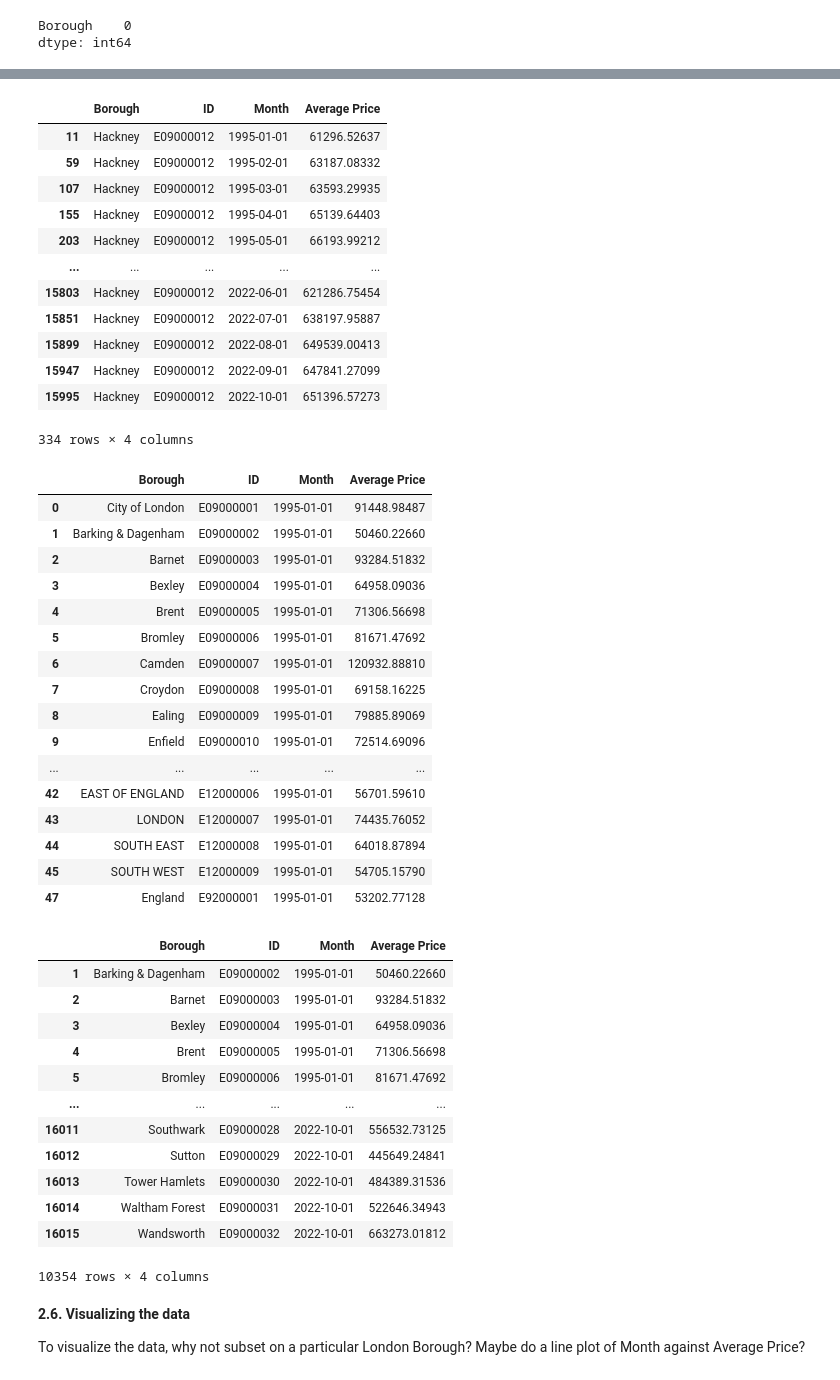
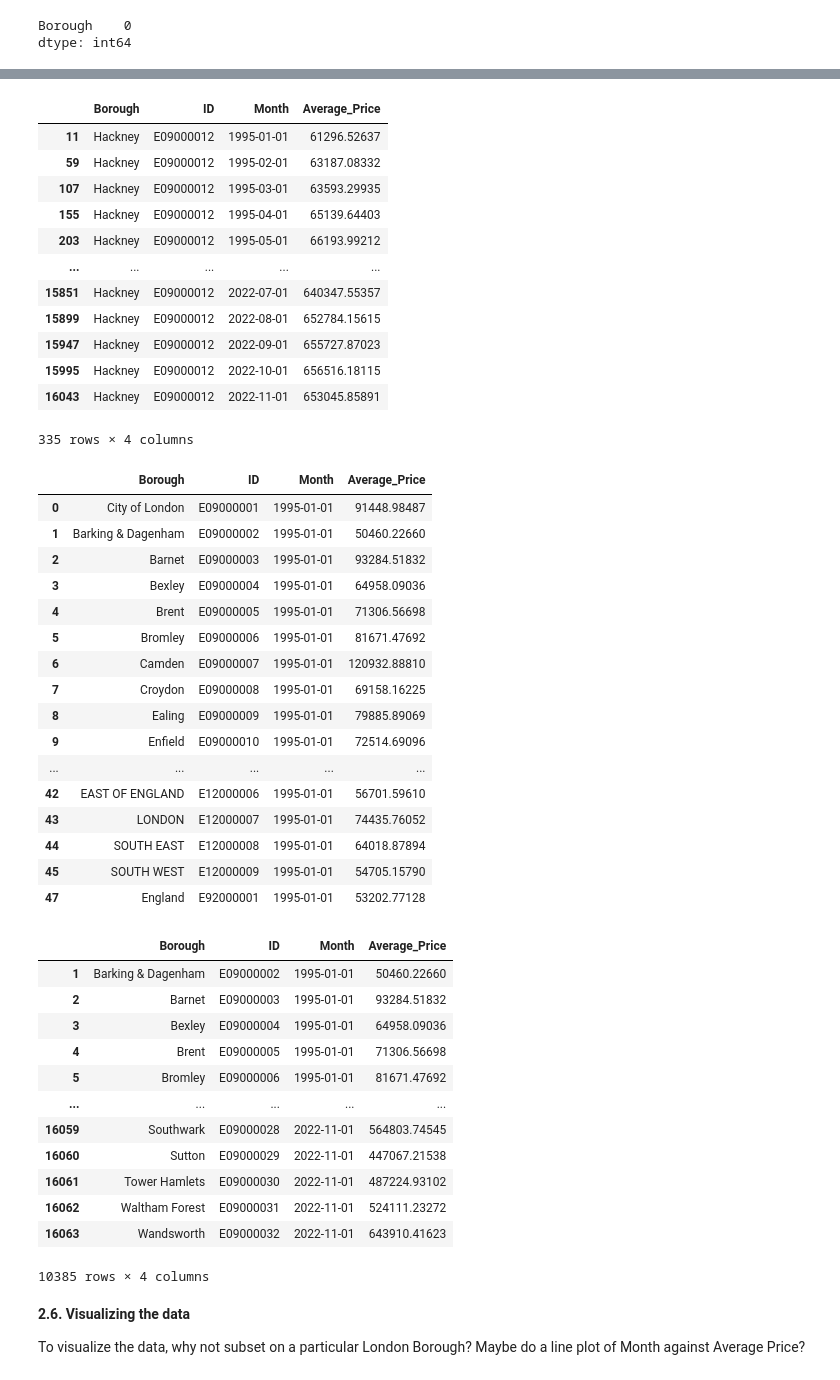
Before and after one commit to noahg24/bootcamp_projects, a Jupyter notebook: LondonHousingCaseStudyTier3-Ver1.ipynb, the cells around one changed output, grey strips where cells are left out. Saved outputs shown, nothing was run; the diff lists cells and outputs as text; code cells hidden in the pictures.

```diff
--- a/LondonHousingCaseStudyTier3-Ver1.ipynb
+++ b/LondonHousingCaseStudyTier3-Ver1.ipynb
@@ -199,6 +199,6 @@ Remember what Wes McKinney said about tidy data?
 
 You might need to **melt** your DataFrame here.
 # %%
-properties_M = properties.melt(id_vars=['Borough', 'ID'], var_name=['Month'], value_name='Average Price')
+properties_M = properties.melt(id_vars=['Borough', 'ID'], var_name=['Month'], value_name='Average_Price')
 properties_M.head()
 # %% [output]
@@ -220,6 +220,7 @@ Average Price            object
 dtype: object
 # %%
-properties_M = properties_M.astype({"Borough": str, "ID": str, "Average Price": float})
+# properties_M = properties_M.astype({"Borough": str, "ID": str, "Average_Price": float})
+properties_M['Average_Price'] = pd.to_numeric(properties_M['Average_Price'])
 properties_M.dtypes
 # %% [output]
 Borough                  object
@@ -253,24 +254,24 @@ dtype: int64
 # properties_clear.iloc[10:16] # [100:116]
 properties_clear[properties_clear['Borough'] == 'Hackney']
 # %% [output]
-|  | Borough | ID | Month | Average Price |
+|  | Borough | ID | Month | Average_Price |
 | 11 | Hackney | E09000012 | 1995-01-01 | 61296.52637 |
 | 59 | Hackney | E09000012 | 1995-02-01 | 63187.08332 |
 | 107 | Hackney | E09000012 | 1995-03-01 | 63593.29935 |
 | 155 | Hackney | E09000012 | 1995-04-01 | 65139.64403 |
 | 203 | Hackney | E09000012 | 1995-05-01 | 66193.99212 |
 | ... | ... | ... | ... | ... |
-| 15803 | Hackney | E09000012 | 2022-06-01 | 621286.75454 |
-| 15851 | Hackney | E09000012 | 2022-07-01 | 638197.95887 |
-| 15899 | Hackney | E09000012 | 2022-08-01 | 649539.00413 |
-| 15947 | Hackney | E09000012 | 2022-09-01 | 647841.27099 |
-| 15995 | Hackney | E09000012 | 2022-10-01 | 651396.57273 |
+| 15851 | Hackney | E09000012 | 2022-07-01 | 640347.55357 |
+| 15899 | Hackney | E09000012 | 2022-08-01 | 652784.15615 |
+| 15947 | Hackney | E09000012 | 2022-09-01 | 655727.87023 |
+| 15995 | Hackney | E09000012 | 2022-10-01 | 656516.18115 |
+| 16043 | Hackney | E09000012 | 2022-11-01 | 653045.85891 |
-334 rows × 4 columns
+335 rows × 4 columns
 # %%
 unique_properties = properties_clear.drop_duplicates(subset='Borough')
 unique_properties
 # %% [output]
-|  | Borough | ID | Month | Average Price |
+|  | Borough | ID | Month | Average_Price |
 | 0 | City of London | E09000001 | 1995-01-01 | 91448.98487 |
 | 1 | Barking & Dagenham | E09000002 | 1995-01-01 | 50460.22660 |
 | 2 | Barnet | E09000003 | 1995-01-01 | 93284.51832 |
@@ -288,23 +289,27 @@ unique_properties
 | 45 | SOUTH WEST | E12000009 | 1995-01-01 | 54705.15790 |
 | 47 | England | E92000001 | 1995-01-01 | 53202.77128 |
 # %%
-list_of_boroughs = ['City of Westminster', 'Kensington & Chelsea', 'Hammersmith & Fulham','Wandsworth','Lambeth','Southwark','Tower Hamlets','Hackney','Islington','Camden','Brent','Ealing','Hounslow','Richmond upon Thames','Kingston upon Thames','Merton','Sutton','Croydon','Bromley','Lewisham','Greenwich','Bexley','Havering','Barking & Dagenham','Redbridge','Newham','Waltham Forest','Haringey', 'Enfield', 'Barnet', 'Harrow', 'Hillingdon']
-properties_clear2 = properties_clear[properties_clear['Borough'].isin(list_of_boroughs)]
-properties_clear2
+list_of_boroughs = ['City of Westminster', 'Kensington & Chelsea', 'Hammersmith & Fulham','Wandsworth',
+                    'Lambeth','Southwark','Tower Hamlets','Hackney','Islington','Camden','Brent','Ealing',
+                    'Hounslow','Richmond upon Thames','Kingston upon Thames','Merton','Sutton','Croydon',
+                    'Bromley','Lewisham','Greenwich','Bexley','Havering','Barking & Dagenham','Redbridge',
+                    'Newham','Waltham Forest','Haringey', 'Enfield', 'Barnet', 'Harrow', 'Hillingdon']
+true_properties = properties_clear[properties_clear.Borough.isin(list_of_boroughs)]
+true_properties
 # %% [output]
-|  | Borough | ID | Month | Average Price |
+|  | Borough | ID | Month | Average_Price |
 | 1 | Barking & Dagenham | E09000002 | 1995-01-01 | 50460.22660 |
 | 2 | Barnet | E09000003 | 1995-01-01 | 93284.51832 |
 | 3 | Bexley | E09000004 | 1995-01-01 | 64958.09036 |
 | 4 | Brent | E09000005 | 1995-01-01 | 71306.56698 |
 | 5 | Bromley | E09000006 | 1995-01-01 | 81671.47692 |
 | ... | ... | ... | ... | ... |
-| 16011 | Southwark | E09000028 | 2022-10-01 | 556532.73125 |
-| 16012 | Sutton | E09000029 | 2022-10-01 | 445649.24841 |
-| 16013 | Tower Hamlets | E09000030 | 2022-10-01 | 484389.31536 |
-| 16014 | Waltham Forest | E09000031 | 2022-10-01 | 522646.34943 |
-| 16015 | Wandsworth | E09000032 | 2022-10-01 | 663273.01812 |
+| 16059 | Southwark | E09000028 | 2022-11-01 | 564803.74545 |
+| 16060 | Sutton | E09000029 | 2022-11-01 | 447067.21538 |
+| 16061 | Tower Hamlets | E09000030 | 2022-11-01 | 487224.93102 |
+| 16062 | Waltham Forest | E09000031 | 2022-11-01 | 524111.23272 |
+| 16063 | Wandsworth | E09000032 | 2022-11-01 | 643910.41623 |
-10354 rows × 4 columns
+10385 rows × 4 columns
 # %% [markdown]
 **2.6. Visualizing the data**
 
```
Also changed, not shown: parts of 21 cells of this notebook.
